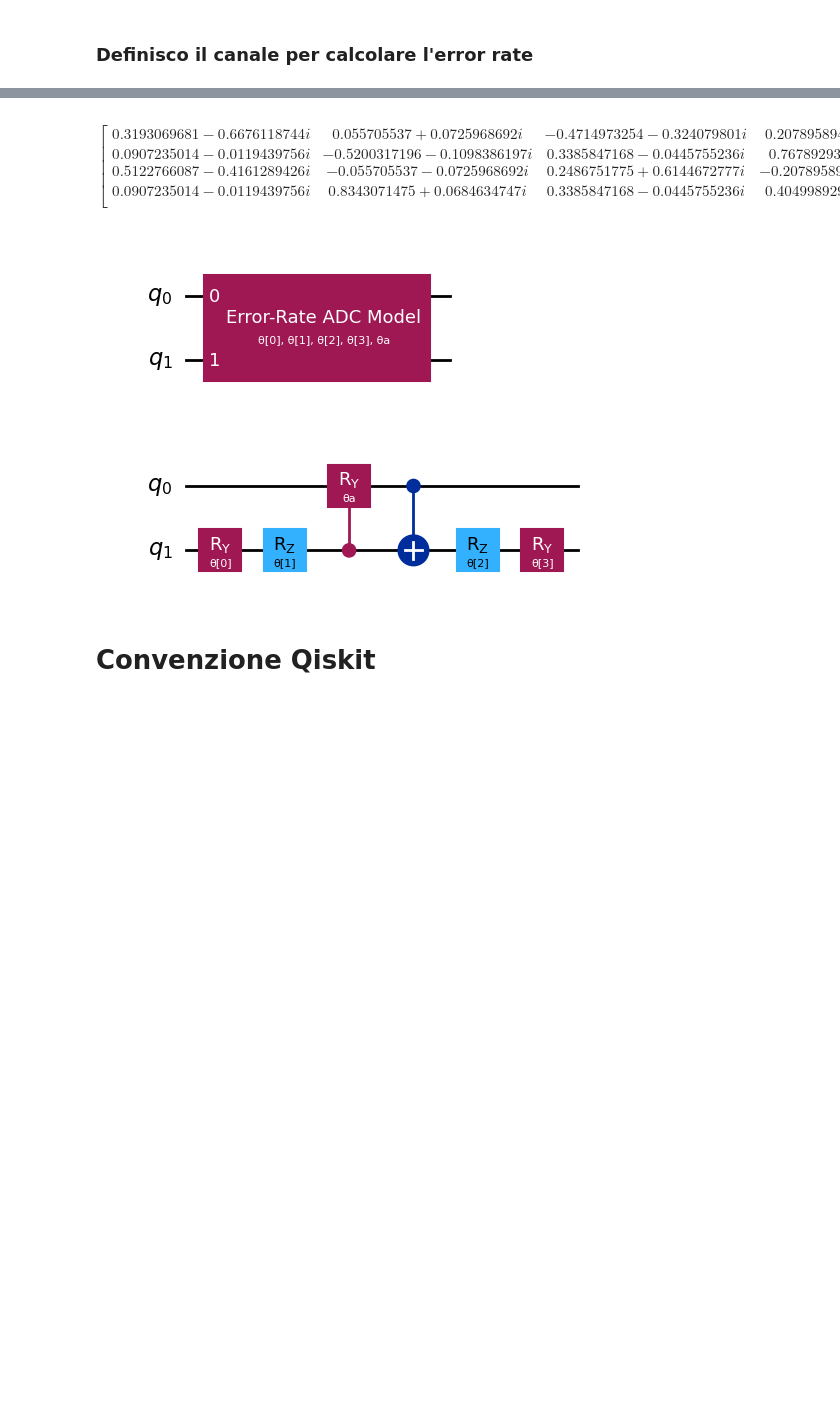
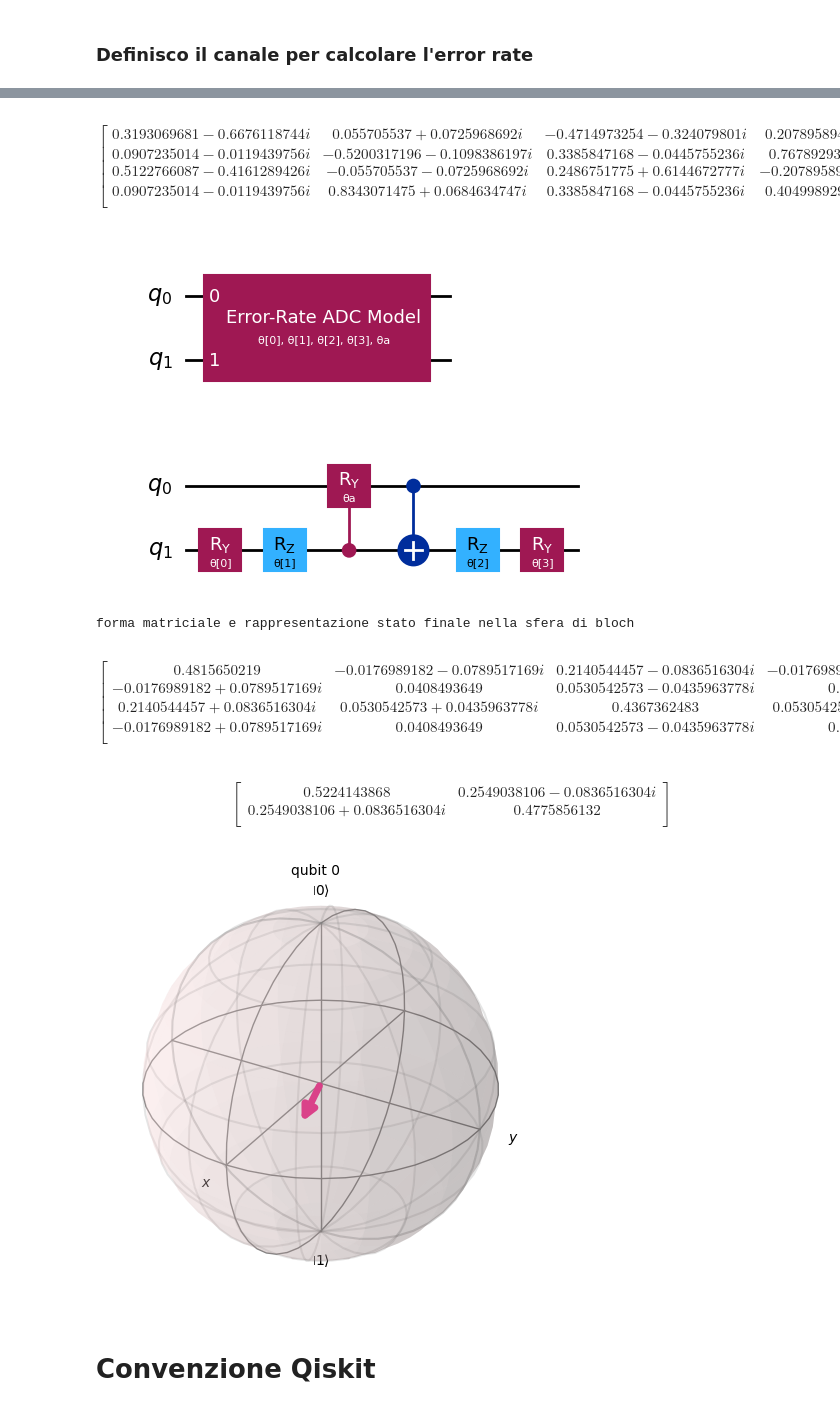
Before and after one commit to remgabryldel/quantum-amplitude-damping-channel, a Jupyter notebook: q-a-d.ipynb, the cells around one changed output, grey strips where cells are left out. Saved outputs shown, nothing was run; the diff lists cells and outputs as text; code cells hidden in the pictures; blank space fills up the shorter version.

Commit message:
aggiunti esempi di applicazione e relativa visualizzazione

```diff
--- a/q-a-d.ipynb
+++ b/q-a-d.ipynb
@@ -206,33 +206,57 @@ param_values = {
 }
 # print(ERADC.parameters)
 
 # assegna al circuito tutti i parametri definiti nel dizionario
 bound_ERADC = ERADC.assign_parameters(param_values)
 
 print(" forma matriciale dell'operatore dell'intero circuito")
 
 # mostra l'operatore in forma matriciale che agisce sul canale
 display(Operator.from_circuit(bound_ERADC).draw("latex"))
 
 #mostra il circuito
 display(ERADC.draw("mpl"))
 
 # mostra il circuito decomposto
 display(ERADC.decompose().decompose("AmpDamp").draw("mpl"))
 
 # print(ERADC.parameters) #permette di mostrare tutti i parametri non definiti
+
+# test circuito matrice
+rho_out = rho_in.evolve(bound_ERADC)
+# display(rho_out.draw("bloch"))
+print("forma matriciale e rappresentazione stato finale nella sfera di bloch")
+display(rho_out.draw("latex"))
+display(partial_trace(rho_out,[0]).draw("latex"))
+display(partial_trace(rho_out,[0]).draw("bloch"))
 # %% [output]
  forma matriciale dell'operatore dell'intero circuito
 $$
 \begin{bmatrix}
 0.3193069681 - 0.6676118744 i & 0.055705537 + 0.0725968692 i & -0.4714973254 - 0.324079801 i & 0.2078958942 + 0.2709352043 i  \\
  0.0907235014 - 0.0119439756 i & -0.5200317196 - 0.1098386197 i & 0.3385847168 - 0.0445755236 i & 0.767892935 - 0.0533191206 i  \\
  0.5122766087 - 0.4161289426 i & -0.055705537 - 0.0725968692 i & 0.2486751775 + 0.6144672777 i & -0.2078958942 - 0.2709352043 i  \\
  0.0907235014 - 0.0119439756 i & 0.8343071475 + 0.0684634747 i & 0.3385847168 - 0.0445755236 i & 0.4049989293 - 0.1010950228 i  \\
  \end{bmatrix}
 $$
 [figure]
 [figure]
+forma matriciale e rappresentazione stato finale nella sfera di bloch
+$$
+\begin{bmatrix}
+0.4815650219 & -0.0176989182 - 0.0789517169 i & 0.2140544457 - 0.0836516304 i & -0.0176989182 - 0.0789517169 i  \\
+ -0.0176989182 + 0.0789517169 i & 0.0408493649 & 0.0530542573 - 0.0435963778 i & 0.0408493649  \\
+ 0.2140544457 + 0.0836516304 i & 0.0530542573 + 0.0435963778 i & 0.4367362483 & 0.0530542573 + 0.0435963778 i  \\
+ -0.0176989182 + 0.0789517169 i & 0.0408493649 & 0.0530542573 - 0.0435963778 i & 0.0408493649  \\
+ \end{bmatrix}
+$$
+$$
+\begin{bmatrix}
+0.5224143868 & 0.2549038106 - 0.0836516304 i  \\
+ 0.2549038106 + 0.0836516304 i & 0.4775856132  \\
+ \end{bmatrix}
+$$
+[figure, added]
 # %% [markdown]
 # Convenzione Qiskit
 # %% [markdown]
```
Also changed, not shown: parts of 2 cells of this notebook.
